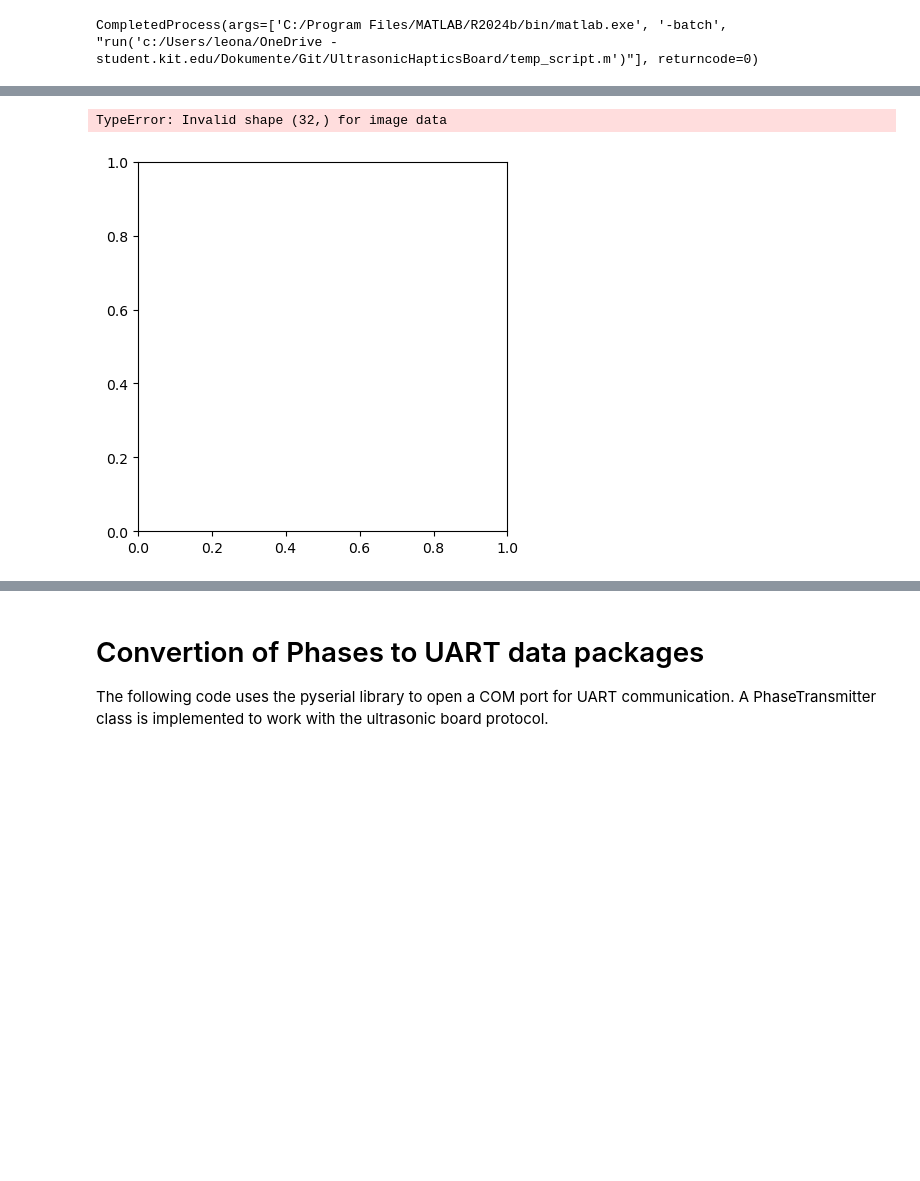
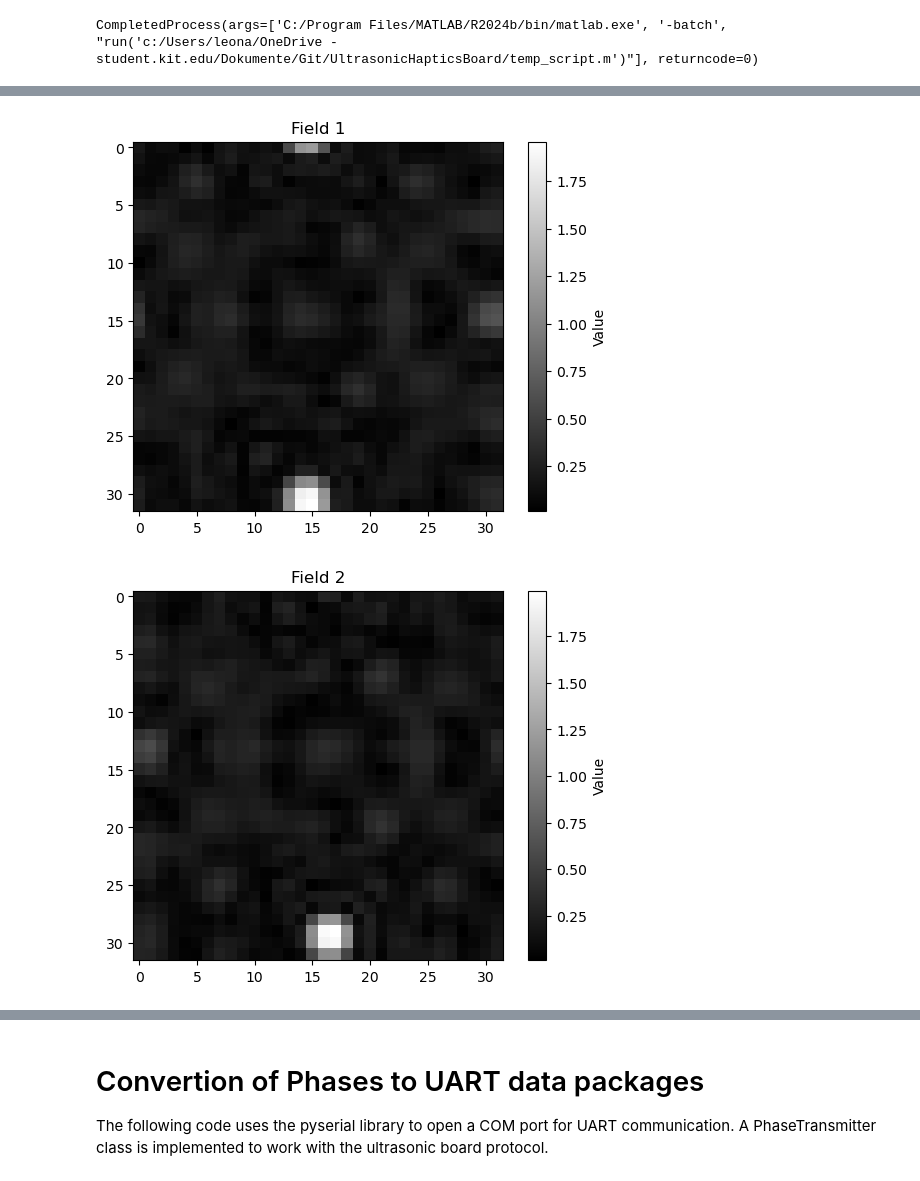
Before and after one commit to LeonardoSchoch/UltrasonicHapticsBoard, a Jupyter notebook: test.ipynb, the cells around one changed output, grey strips where cells are left out. Drawn from its saved outputs; the diff is of its cells as text; code cells hidden in the pictures; blank space fills up the shorter version.

```diff
--- a/test.ipynb
+++ b/test.ipynb
@@ -421,7 +421,7 @@ results
 # %%
 amp_slices = results['amp_slices']
 
-plot_fields(amp_slices)
+plot_fields(amp_slices[:5])
 # %% [output]
-TypeError: Invalid shape (32,) for image data
-[figure, old version]
+[figure, new version]
+[figure, added]
```
Also changed, not shown: parts of 11 cells of this notebook.
